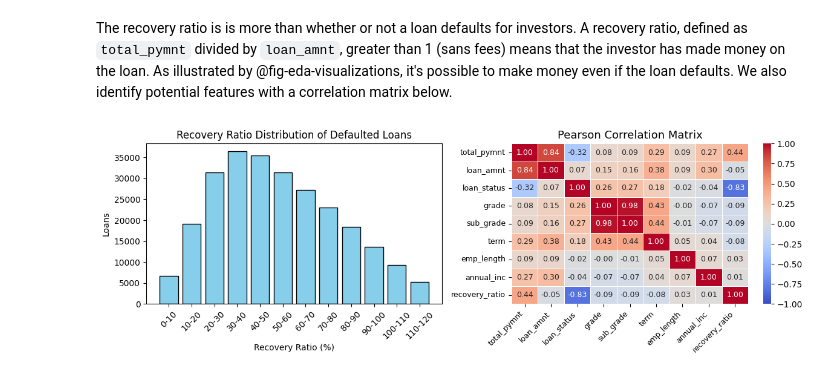
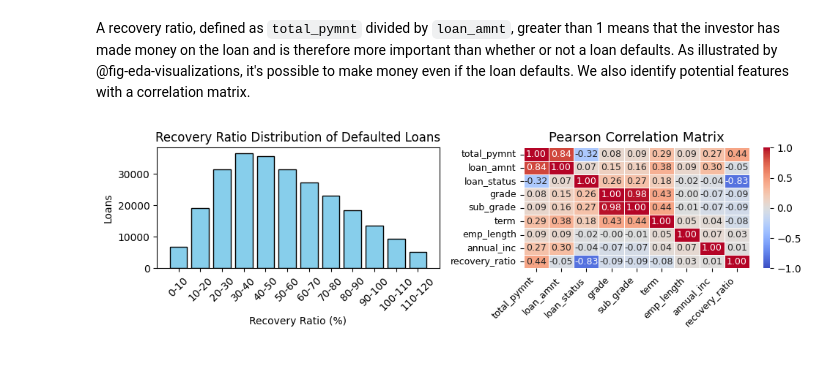
Before and after one commit to duygithub/berkeley_datasci_207_proj, a Jupyter notebook: final/32_eda_visualizations.ipynb, the cells around one changed output. Saved outputs shown, nothing was run; the diff lists cells and outputs as text; code cells hidden in the pictures.

```diff
--- a/final/32_eda_visualizations.ipynb
+++ b/final/32_eda_visualizations.ipynb
@@ -1,5 +1,5 @@
 # %% [markdown]
-The recovery ratio is is more than whether or not a loan defaults for investors. A recovery ratio, defined as `total_pymnt` divided by `loan_amnt`, greater than 1 (sans fees) means that the investor has made money on the loan. As illustrated by @fig-eda-visualizations, it's possible to make money even if the loan defaults. We also identify potential features with a correlation matrix below.
+A recovery ratio, defined as `total_pymnt` divided by `loan_amnt`, greater than 1 means that the investor has made money on the loan and is therefore more important than whether or not a loan defaults. As illustrated by @fig-eda-visualizations, it's possible to make money even if the loan defaults. We also identify potential features with a correlation matrix.
 # %%
 #| include: false
 
@@ -119,18 +119,18 @@ def generate_correlation_matrix(ax):
 # %%
 #| label: fig-eda-visualizations
 #| fig-subcap:
 #|   - "Recovery Ratio Distribution for Defaulted Loans"
 #|   - "Feature Correlation Matrix"
 #| echo: false
 #| warning: false
 
 # Create a figure with 1 row and 2 columns
-fig, (ax1, ax2) = plt.subplots(1, 2, figsize=(12, 4))
+fig, (ax1, ax2) = plt.subplots(1, 2, figsize=(10, 3))
 
 generate_default_loans_plot(ax=ax1)
 generate_correlation_matrix(ax=ax2)
 
 plt.tight_layout()
 plt.show()
 # %% [output]
-[figure, old version]
+[figure, new version]
```
Also changed, not shown: 9 other files.
